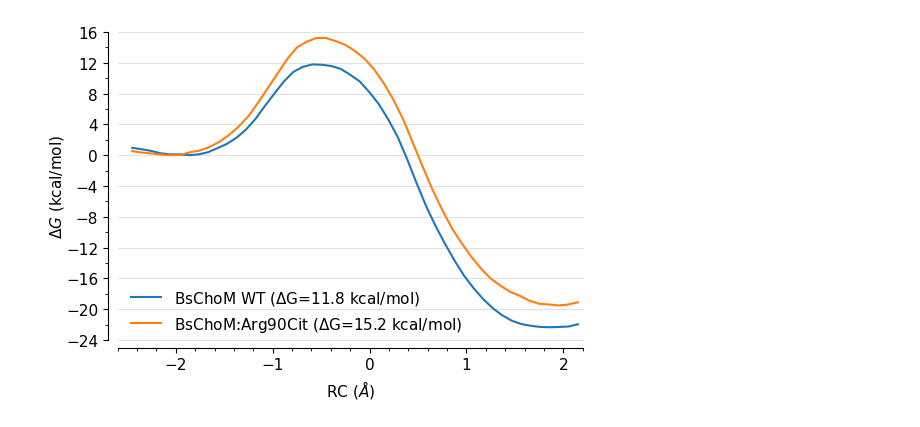
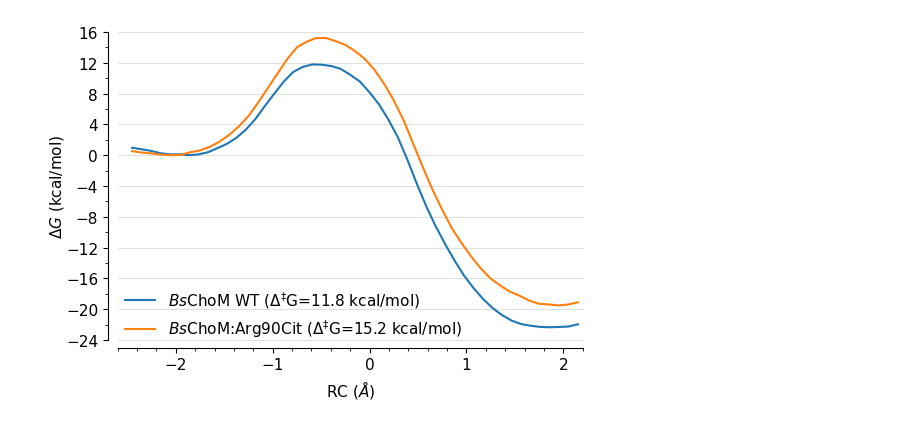
Before and after one commit to chemle/emle-enzymes-paper, a Jupyter notebook: figures/Fig5.ipynb, the cells around one changed output. Saved outputs shown, nothing was run; the diff lists cells and outputs as text; code cells hidden in the pictures.

```diff
--- a/figures/Fig5.ipynb
+++ b/figures/Fig5.ipynb
@@ -16,27 +16,27 @@ pmf_cit = read_pmf('CHO/PMF/pmf_bs_cit.dat')
 # %%
 fig, ax = plt.subplots(figsize=(6,4))
 ax.set_xlim([-2.6, 2.2])
 ax.set_ylim([-24, 16])
 ax.set_yticks(np.arange(-24, 17, 4))
 ax.xaxis.set_minor_locator(MultipleLocator(0.2))
 ax.yaxis.set_minor_locator(MultipleLocator(2))
 
 ax.spines['top'].set_visible(False)
 ax.spines['left'].set_position(('data', -2.7))
 ax.spines['bottom'].set_position(('data', -25))
 ax.spines['right'].set_visible(False)
 
 ax.set_xlabel('RC ($\\AA$)')
 ax.set_ylabel('$\\Delta G$ (kcal/mol)', labelpad=0)
 
-ax.plot(*pmf_wt, label='BsChoM WT ($\\Delta $G=11.8 kcal/mol)')
-ax.plot(*pmf_cit, label='BsChoM:Arg90Cit ($\\Delta $G=15.2 kcal/mol)')
+ax.plot(*pmf_wt, label='$Bs$ChoM WT ($\\Delta^{\\ddagger} $G=11.8 kcal/mol)')
+ax.plot(*pmf_cit, label='$Bs$ChoM:Arg90Cit ($\\Delta^{\\ddagger} $G=15.2 kcal/mol)')
 
 for y in range(-24, 17, 4):
     ax.axhline(y=y, color='lightgrey', linewidth=0.5, zorder=-1, clip_on=False)
 
 ax.legend(bbox_to_anchor=(0.77, 0.21), frameon=False)
 plt.savefig('Fig5.png', dpi=300, bbox_inches='tight')
 plt.show()
 # %% [output]
-[figure, old version]
+[figure, new version]
```
Also changed, not shown: 1 other file.
